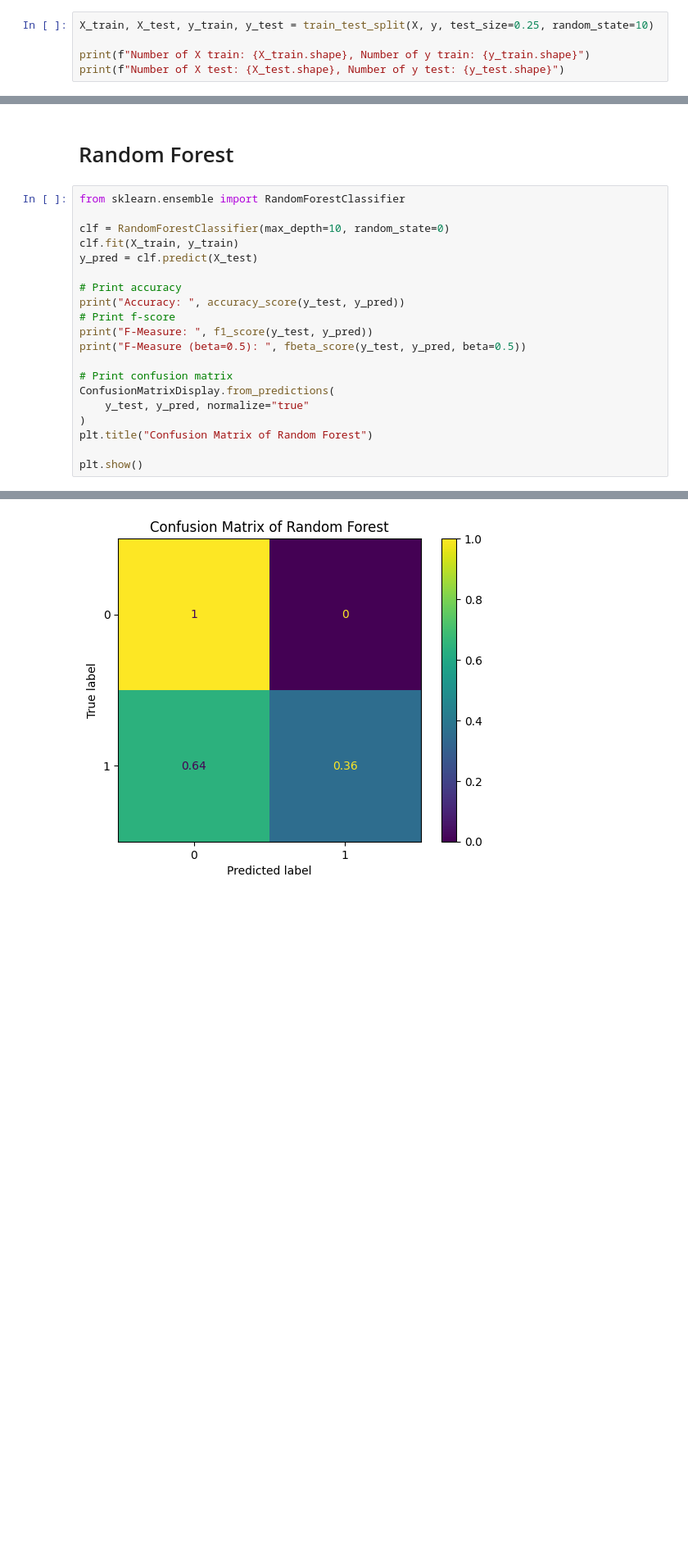
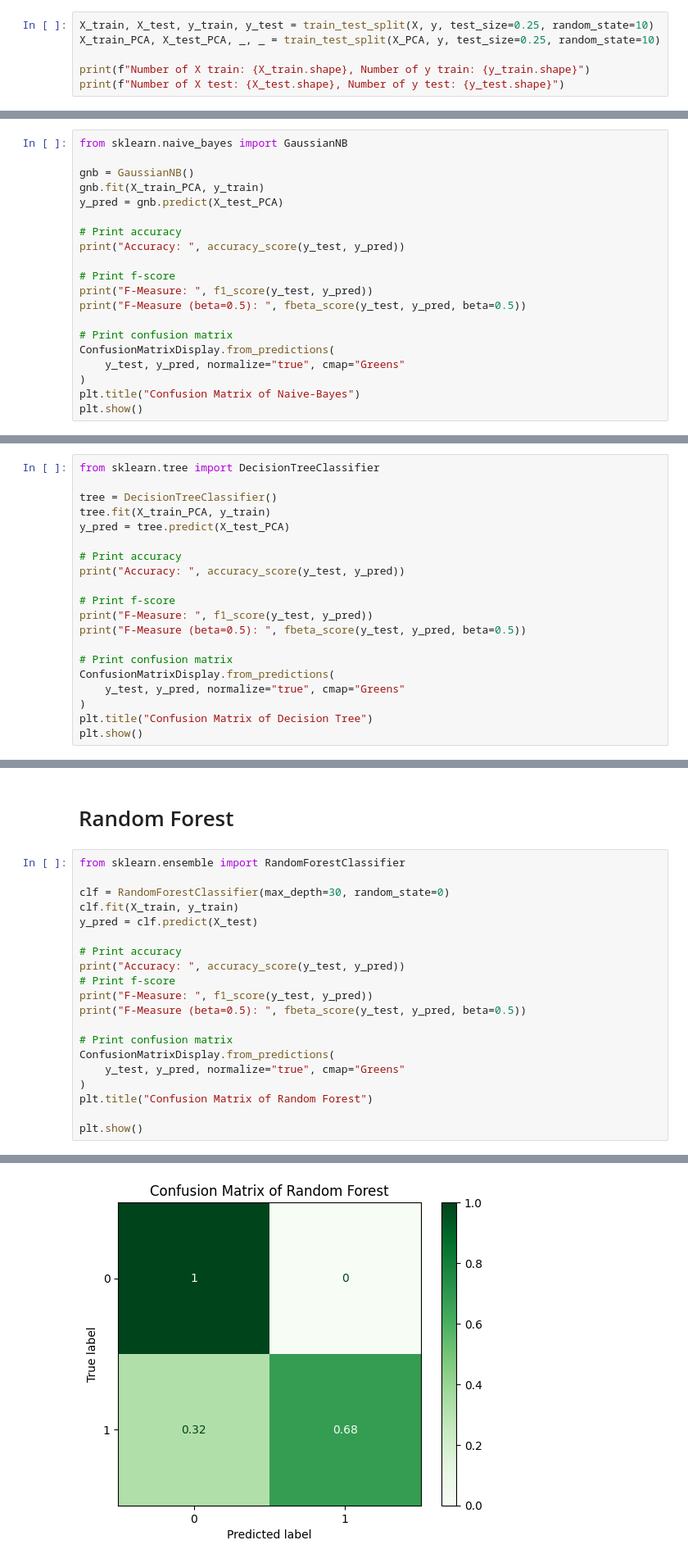
Before and after one commit to Darzuo/cs4641-code, a Jupyter notebook: exploration.ipynb, the cells around one changed output, grey strips where cells are left out. Shown at 82% size. Drawn from its saved outputs; the diff is of its cells as text; blank space fills up the shorter version.

```diff
--- a/exploration.ipynb
+++ b/exploration.ipynb
@@ -265,6 +265,7 @@ PCA Perform better here.
 # Divide datasets to train and test
 # %%
 X_train, X_test, y_train, y_test = train_test_split(X, y, test_size=0.25, random_state=10)
+X_train_PCA, X_test_PCA, _, _ = train_test_split(X_PCA, y, test_size=0.25, random_state=10)
 
 print(f"Number of X train: {X_train.shape}, Number of y train: {y_train.shape}")
 print(f"Number of X test: {X_test.shape}, Number of y test: {y_test.shape}")
@@ -326,0 +348,20 @@ F-Measure (beta=0.5):  0.8488612836438924
+# %%
+from sklearn.naive_bayes import GaussianNB
+
+gnb = GaussianNB()
+gnb.fit(X_train_PCA, y_train)
+y_pred = gnb.predict(X_test_PCA)
+
+# Print accuracy
+print("Accuracy: ", accuracy_score(y_test, y_pred))
+
+# Print f-score
+print("F-Measure: ", f1_score(y_test, y_pred))
+print("F-Measure (beta=0.5): ", fbeta_score(y_test, y_pred, beta=0.5))
+
+# Print confusion matrix
+ConfusionMatrixDisplay.from_predictions(
+    y_test, y_pred, normalize="true", cmap="Greens"
+)
+plt.title("Confusion Matrix of Naive-Bayes")
+plt.show()
@@ -353,0 +400,20 @@ F-Measure (beta=0.5):  0.8757637474541752
+# %%
+from sklearn.tree import DecisionTreeClassifier
+
+tree = DecisionTreeClassifier()
+tree.fit(X_train_PCA, y_train)
+y_pred = tree.predict(X_test_PCA)
+
+# Print accuracy
+print("Accuracy: ", accuracy_score(y_test, y_pred))
+
+# Print f-score
+print("F-Measure: ", f1_score(y_test, y_pred))
+print("F-Measure (beta=0.5): ", fbeta_score(y_test, y_pred, beta=0.5))
+
+# Print confusion matrix
+ConfusionMatrixDisplay.from_predictions(
+    y_test, y_pred, normalize="true", cmap="Greens"
+)
+plt.title("Confusion Matrix of Decision Tree")
+plt.show()
@@ -356,7 +427,7 @@ F-Measure (beta=0.5):  0.8757637474541752
 # %%
 from sklearn.ensemble import RandomForestClassifier
 
-clf = RandomForestClassifier(max_depth=10, random_state=0)
+clf = RandomForestClassifier(max_depth=30, random_state=0)
 clf.fit(X_train, y_train)
 y_pred = clf.predict(X_test)
 
@@ -368,7 +439,7 @@ print("F-Measure (beta=0.5): ", fbeta_score(y_test, y_pred, beta=0.5))
 
 # Print confusion matrix
 ConfusionMatrixDisplay.from_predictions(
-    y_test, y_pred, normalize="true"
+    y_test, y_pred, normalize="true", cmap="Greens"
 )
 plt.title("Confusion Matrix of Random Forest")
 
@@ -380 +451 @@ F-Measure (beta=0.5):  0.7370517928286853
-[figure, old version]
+[figure, new version]
```
Also changed, not shown: parts of 17 cells of this notebook.
